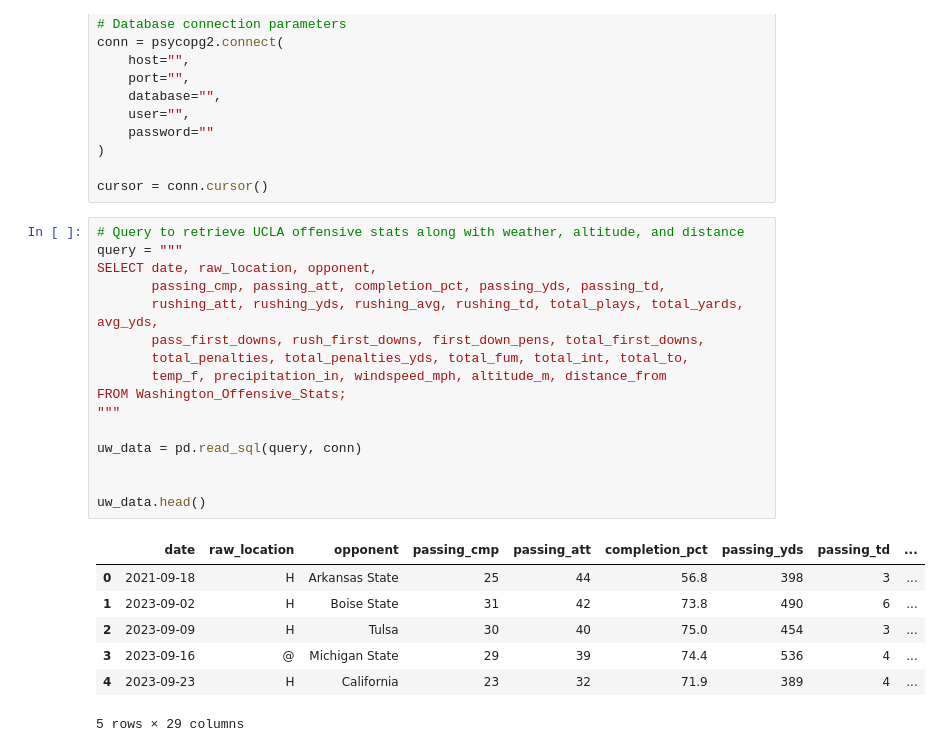
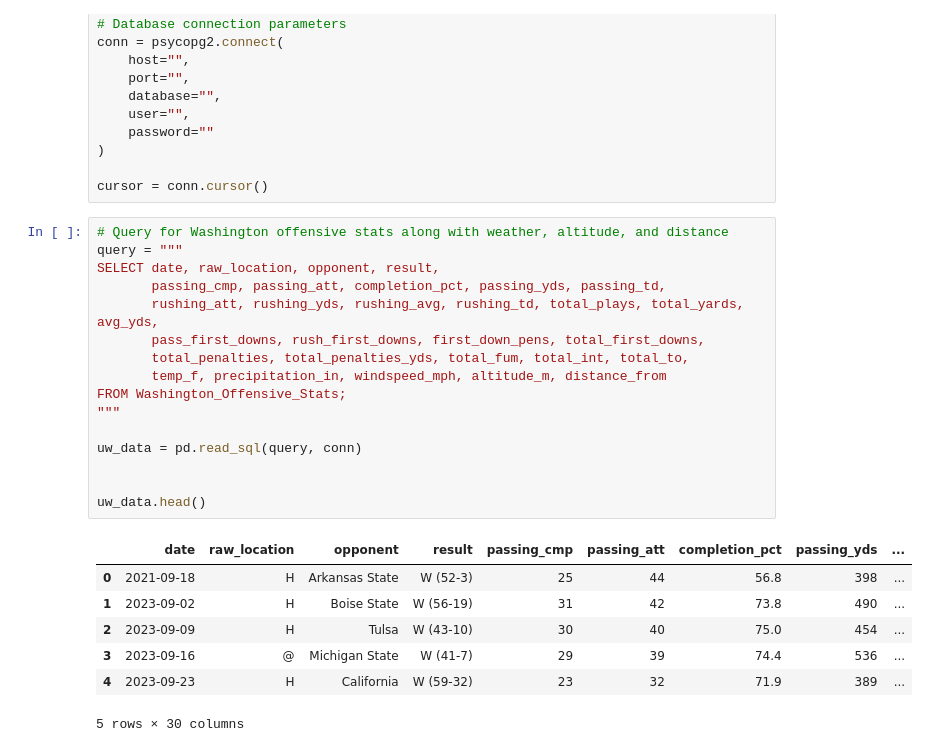
Before and after one commit to bgwarren1/BSA-BIG10, a Jupyter notebook: notebooks/Distance_Analysis/uw_offense_dist_eda.ipynb, the cells around one changed output. Drawn from its saved outputs; the diff is of its cells as text.

```diff
--- a/notebooks/Distance_Analysis/uw_offense_dist_eda.ipynb
+++ b/notebooks/Distance_Analysis/uw_offense_dist_eda.ipynb
@@ -19,27 +19,27 @@ conn = psycopg2.connect(
 
 cursor = conn.cursor()
 # %%
-# Query to retrieve UCLA offensive stats along with weather, altitude, and distance
+# Query for Washington offensive stats along with weather, altitude, and distance
 query = """
-SELECT date, raw_location, opponent,
+SELECT date, raw_location, opponent, result,
        passing_cmp, passing_att, completion_pct, passing_yds, passing_td,
        rushing_att, rushing_yds, rushing_avg, rushing_td, total_plays, total_yards, avg_yds,
        pass_first_downs, rush_first_downs, first_down_pens, total_first_downs,
        total_penalties, total_penalties_yds, total_fum, total_int, total_to,
        temp_f, precipitation_in, windspeed_mph, altitude_m, distance_from
 FROM Washington_Offensive_Stats;
 """
 
 uw_data = pd.read_sql(query, conn)
 
 
 uw_data.head()
 # %% [output]
-|  | date | raw_location | opponent | passing_cmp | passing_att | completion_pct | passing_yds | passing_td | ... |
-| 0 | 2021-09-18 | H | Arkansas State | 25 | 44 | 56.8 | 398 | 3 | ... |
-| 1 | 2023-09-02 | H | Boise State | 31 | 42 | 73.8 | 490 | 6 | ... |
-| 2 | 2023-09-09 | H | Tulsa | 30 | 40 | 75.0 | 454 | 3 | ... |
-| 3 | 2023-09-16 | @ | Michigan State | 29 | 39 | 74.4 | 536 | 4 | ... |
-| 4 | 2023-09-23 | H | California | 23 | 32 | 71.9 | 389 | 4 | ... |
+|  | date | raw_location | opponent | result | passing_cmp | passing_att | completion_pct | passing_yds | ... |
+| 0 | 2021-09-18 | H | Arkansas State | W (52-3) | 25 | 44 | 56.8 | 398 | ... |
+| 1 | 2023-09-02 | H | Boise State | W (56-19) | 31 | 42 | 73.8 | 490 | ... |
+| 2 | 2023-09-09 | H | Tulsa | W (43-10) | 30 | 40 | 75.0 | 454 | ... |
+| 3 | 2023-09-16 | @ | Michigan State | W (41-7) | 29 | 39 | 74.4 | 536 | ... |
+| 4 | 2023-09-23 | H | California | W (59-32) | 23 | 32 | 71.9 | 389 | ... |
-5 rows × 29 columns
+5 rows × 30 columns
 # %%
```
Also changed, not shown: parts of 6 cells of this notebook, 8 other files.
